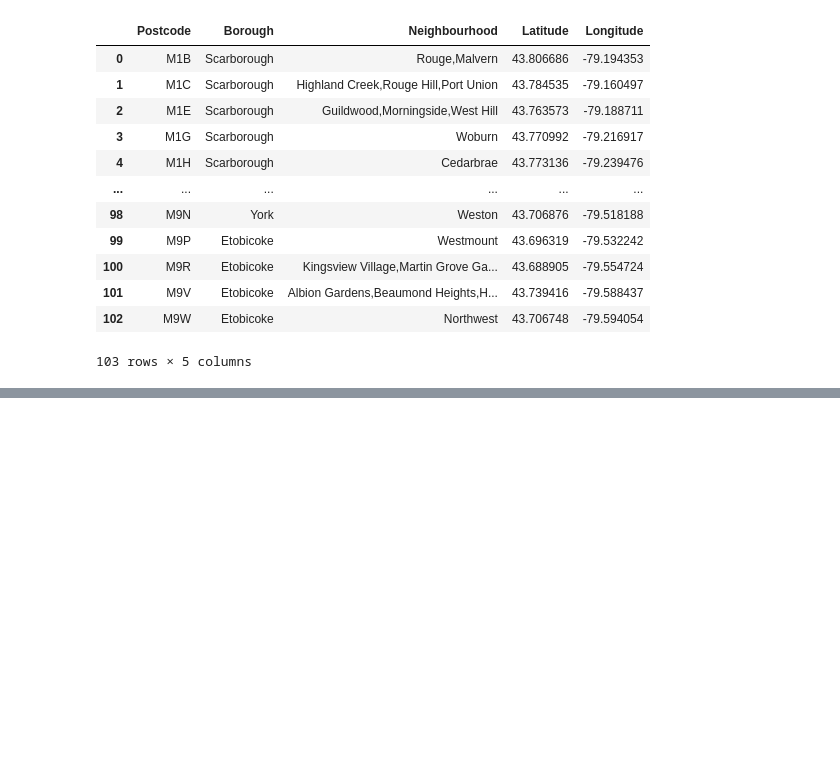
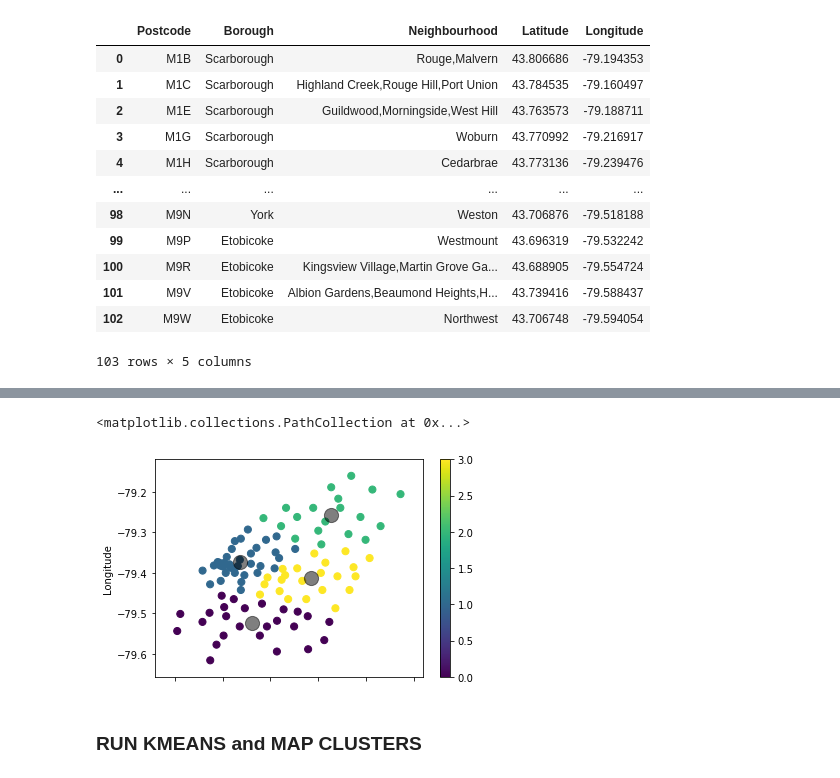
Before and after one commit to magakh/Capstone, a Jupyter notebook: Week3.ipynb, the cells around one changed output, grey strips where cells are left out. Drawn from its saved outputs; the diff is of its cells as text; code cells hidden in the pictures; blank space fills up the shorter version.

```diff
--- a/Week3.ipynb
+++ b/Week3.ipynb
@@ -117,0 +178,12 @@ df_all
+# %%
+kclusters = 4
+
+kmeans = KMeans(n_clusters = kclusters, init ='k-means++')
+
+kmeans.fit(df_all[df_all.columns[3:5]]) # Compute k-means clustering.
+
+df_all['cluster_label'] = kmeans.fit_predict(df_all[df_all.columns[3:5]])
+
+centers = kmeans.cluster_centers_ # Coordinates of cluster centers.
+labels = kmeans.predict(df_all[df_all.columns[3:5]]) # Labels of each point
+df_all.head(10)
@@ -117,0 +202,6 @@ df_all
+# %%
+df_all.plot.scatter(x = 'Latitude', y = 'Longitude', c=labels, s=50, cmap='viridis')
+plt.scatter(centers[:, 0], centers[:, 1], c='black', s=200, alpha=0.5)
+# %% [output]
+<matplotlib.collections.PathCollection at 0x...>
+[figure, added]
@@ -117,0 +219,2 @@ df_all
+# %% [markdown]
+### RUN KMEANS and MAP CLUSTERS
```
Also changed, not shown: parts of 14 cells of this notebook.
